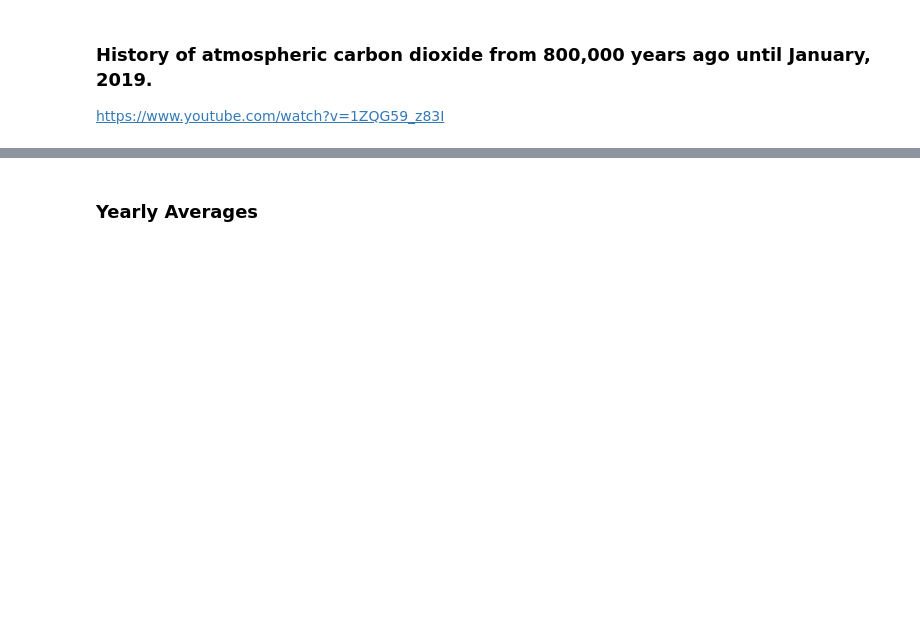
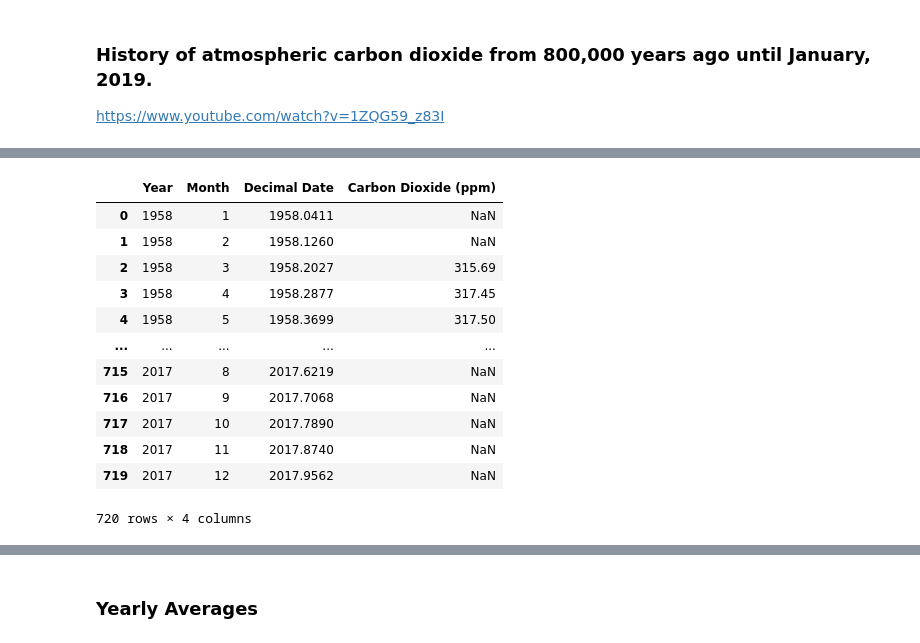
Before and after one commit to circulEarth/ACDA, a Jupyter notebook: Atmospheric Carbon Dioxide Analysis.ipynb, the cells around one changed output, grey strips where cells are left out. Saved outputs shown, nothing was run; the diff lists cells and outputs as text; code cells hidden in the pictures; blank space fills up the shorter version.

```diff
--- a/Atmospheric Carbon Dioxide Analysis.ipynb
+++ b/Atmospheric Carbon Dioxide Analysis.ipynb
@@ -81,3 +65,19 @@ mlo_data
+# %%
+co2_2
+# %% [output]
+|  | Year | Month | Decimal Date | Carbon Dioxide (ppm) |
+| 0 | 1958 | 1 | 1958.0411 | NaN |
+| 1 | 1958 | 2 | 1958.1260 | NaN |
+| 2 | 1958 | 3 | 1958.2027 | 315.69 |
+| 3 | 1958 | 4 | 1958.2877 | 317.45 |
+| 4 | 1958 | 5 | 1958.3699 | 317.50 |
+| ... | ... | ... | ... | ... |
+| 715 | 2017 | 8 | 2017.6219 | NaN |
+| 716 | 2017 | 9 | 2017.7068 | NaN |
+| 717 | 2017 | 10 | 2017.7890 | NaN |
+| 718 | 2017 | 11 | 2017.8740 | NaN |
+| 719 | 2017 | 12 | 2017.9562 | NaN |
+720 rows × 4 columns
 # %%
 # Combine the two datasets into one
 co2data = {'Year': [], 'Decimal Date': [], 'Carbon Dioxide (ppm)': []}
```
Also changed, not shown: parts of 13 cells of this notebook, 8 other files.
